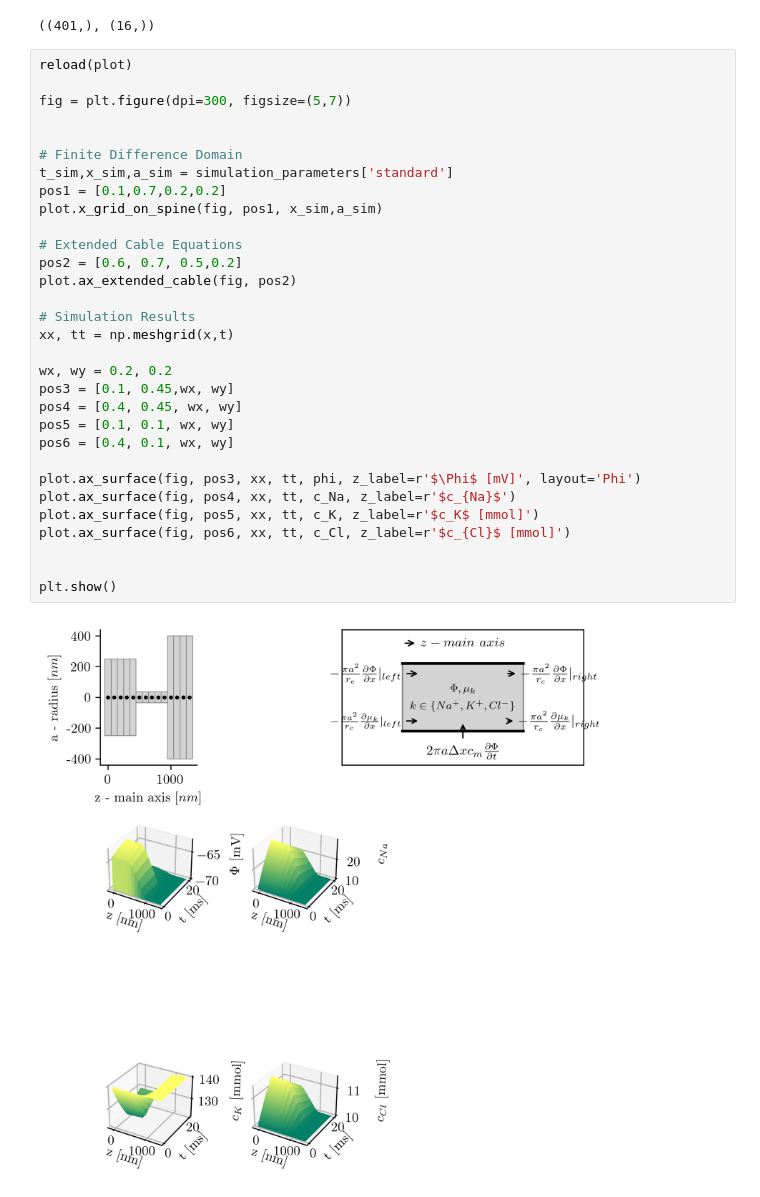
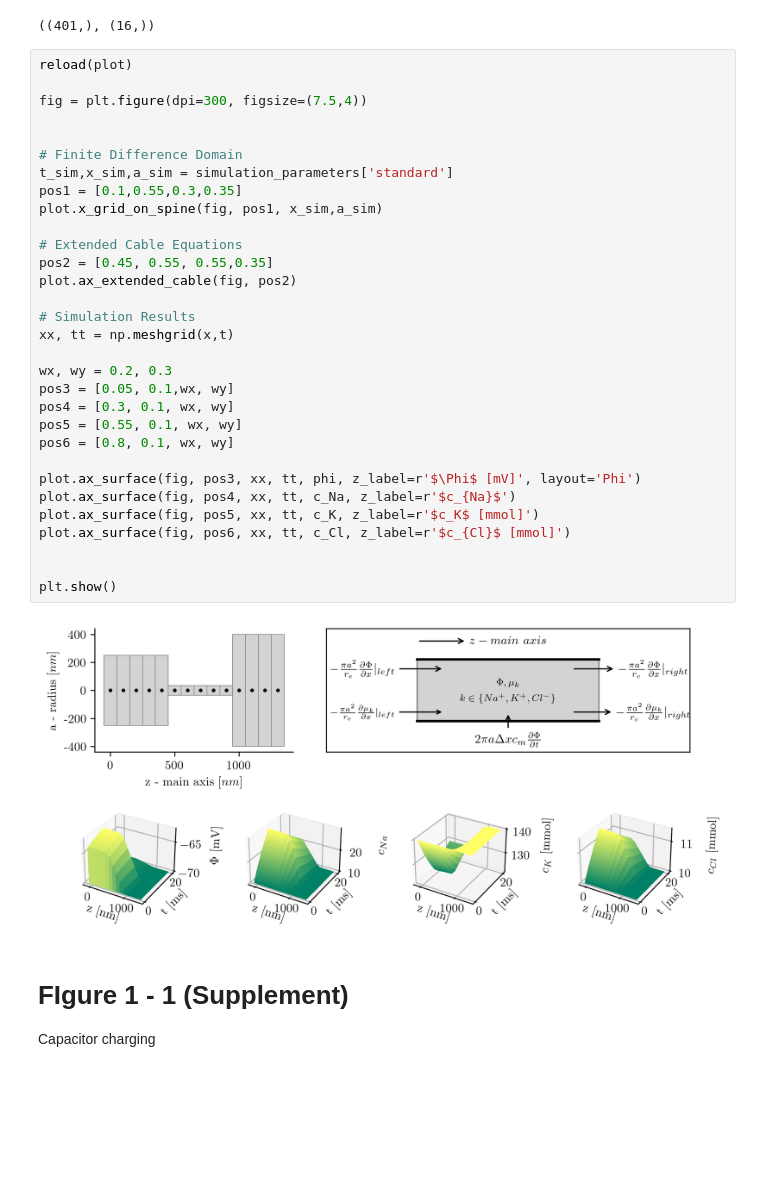
Before and after one commit to feblmu/Eberhardt2024Ion-concentration, a Jupyter notebook: notebooks/Figure01.ipynb, the cells around one changed output. Cells and saved outputs as stored; diff of their text form; blank space fills up the shorter version.

```diff
--- a/notebooks/methods_figure.ipynb
+++ b/notebooks/Figure01.ipynb
@@ -126,33 +126,36 @@ np.shape(t), np.shape(x)
 # %%
 reload(plot)
 
-fig = plt.figure(dpi=300, figsize=(5,7))
+fig = plt.figure(dpi=300, figsize=(7.5,4))
 
 
 # Finite Difference Domain
 t_sim,x_sim,a_sim = simulation_parameters['standard']
-pos1 = [0.1,0.7,0.2,0.2]
+pos1 = [0.1,0.55,0.3,0.35]
 plot.x_grid_on_spine(fig, pos1, x_sim,a_sim)
 
 # Extended Cable Equations
-pos2 = [0.6, 0.7, 0.5,0.2]
+pos2 = [0.45, 0.55, 0.55,0.35]
 plot.ax_extended_cable(fig, pos2)
 
 # Simulation Results
 xx, tt = np.meshgrid(x,t)
 
-wx, wy = 0.2, 0.2
-pos3 = [0.1, 0.45,wx, wy]
-pos4 = [0.4, 0.45, wx, wy]
-pos5 = [0.1, 0.1, wx, wy]
-pos6 = [0.4, 0.1, wx, wy]
+wx, wy = 0.2, 0.3
+pos3 = [0.05, 0.1,wx, wy]
+pos4 = [0.3, 0.1, wx, wy]
+pos5 = [0.55, 0.1, wx, wy]
+pos6 = [0.8, 0.1, wx, wy]
 
 plot.ax_surface(fig, pos3, xx, tt, phi, z_label=r'$\Phi$ [mV]', layout='Phi')
 plot.ax_surface(fig, pos4, xx, tt, c_Na, z_label=r'$c_{Na}$')
 plot.ax_surface(fig, pos5, xx, tt, c_K, z_label=r'$c_K$ [mmol]')
 plot.ax_surface(fig, pos6, xx, tt, c_Cl, z_label=r'$c_{Cl}$ [mmol]')
 
 
 plt.show()
 # %% [output]
-[figure, old version]
+[figure, new version]
+# %% [markdown]
+# FIgure 1 - 1 (Supplement)
+Capacitor charging
```
Also changed, not shown: 7 other files.
